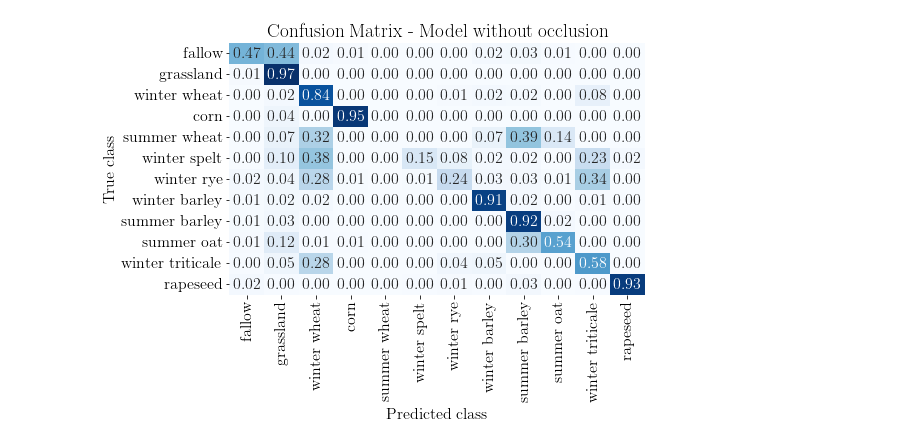
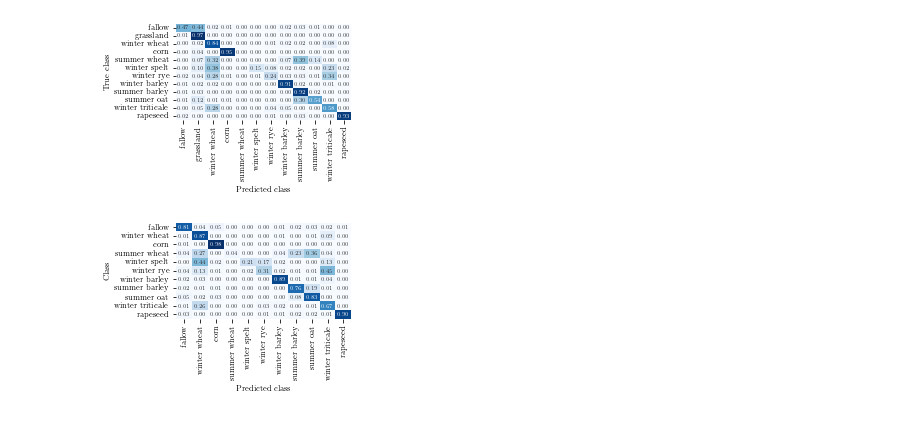
Before and after one commit to IvicaObadic/crop-type-classification-explainability, a Jupyter notebook: notebooks/results_analyzer.ipynb, the cells around one changed output. Drawn from its saved outputs; the diff is of its cells as text; code cells hidden in the pictures.

Commit message:
- Refactoring explainability analysis and functions

```diff
--- a/notebooks/results_analyzer.ipynb
+++ b/notebooks/results_analyzer.ipynb
@@ -250,19 +190,55 @@ The PostScript backend does not support transparency; partially transparent arti
-# %%
-#confusion matrix analysis
-best_model_cm_path = os.path.join(RESULTS_BASE_DIR, "right_padding", "obs_aq_date", "layers=1,heads=1,emb_dim=128", "all_dates","1654184100", "predictions", "confusion_matrix.csv")
-cm = pd.read_csv(best_model_cm_path)
-#cm = cm.reindex(sorted(cm.columns), axis=1)
-cm["True class"] = list(cm.columns)
-cm.set_index("True class", inplace=True)
-cmn = cm.astype('float') / cm.sum(axis=1)[:, np.newaxis]
-
-fig, axs = plt.subplots(ncols=1, figsize=(8, 6))
-
-cm_plot = sns.heatmap(cmn, annot=True, cmap="Blues", cbar=None, fmt='.2f')
-cm_plot.set_xlabel("Predicted class")
-axs.set_title("Confusion Matrix - Model without occlusion", fontweight="bold")
-
-fig.tight_layout()
-#plt.savefig(os.path.join(figure_results_path, 'conf_matr_occluded_winter_crops.eps'), dpi=400)
-# %% [output]
-[figure, removed]
+# %%
+#confusion matrix analysis
+conf_matrix_fig_width = set_size(260)[0]
+conf_matrix_fig_height = 2.5
+
+BEST_MODEL_DIR = "C:/Users/results/crop-type-classification-explainability/12_classes/"
+BEST_MODEL_DIR = os.path.join(BEST_MODEL_DIR, "right_padding", "obs_aq_date", "layers=1,heads=1,emb_dim=128", "all_dates","1654184128")
+confusion_matrix_best_model = read_confusion_matrix(BEST_MODEL_DIR)
+
+GRASSLAND_OCCLUSION_MODEL_DIR = "C:/Users/results/crop-type-classification-explainability/11_classes/wo_grassland"
+GRASSLAND_OCCLUSION_MODEL_DIR = os.path.join(GRASSLAND_OCCLUSION_MODEL_DIR, "right_padding", "obs_aq_date", "layers=1,heads=1,emb_dim=128", "all_dates","1654256822")
+confusion_matrix_grassland_occlusion = read_confusion_matrix(GRASSLAND_OCCLUSION_MODEL_DIR)
+
+WINTER_BARLEY_OCCLUSION_MODEL_DIR = "C:/Users/results/crop-type-classification-explainability/11_classes/wo_winter barley"
+WINTER_BARLEY_OCCLUSION_MODEL_DIR = os.path.join(WINTER_BARLEY_OCCLUSION_MODEL_DIR, "right_padding", "obs_aq_date", "layers=1,heads=1,emb_dim=128", "all_dates","1654772571")
+confusion_matrix_winter_barley_occlusion = read_confusion_matrix(WINTER_BARLEY_OCCLUSION_MODEL_DIR)
+
+CORN_OCCLUSION_MODEL_DIR = "C:/Users/results/crop-type-classification-explainability/11_classes/wo_corn"
+CORN_OCCLUSION_MODEL_DIR = os.path.join(CORN_OCCLUSION_MODEL_DIR, "right_padding", "obs_aq_date", "layers=1,heads=1,emb_dim=128", "all_dates","1654256851")
+confusion_matrix_corn_occlusion = read_confusion_matrix(CORN_OCCLUSION_MODEL_DIR)
+# %%
+confusion_matrix_fonts = {
+    #source: https://jwalton.info/Embed-Publication-Matplotlib-Latex/
+    # Use LaTeX to write all text
+    "text.usetex": True,
+    "font.family": "serif",
+    # Use 10pt font in plots, to match 10pt font in document
+    "axes.labelsize": 8,
+    "axes.titlesize": 10,
+    "font.size": 5,
+    # Make the legend/label fonts a little smaller
+    "legend.fontsize": 8,
+    "xtick.labelsize": 8,
+    "ytick.labelsize": 8
+}
+plt.rcParams.update(confusion_matrix_fonts)
+fig, axs = plt.subplots(ncols=1, figsize=(conf_matrix_fig_width, conf_matrix_fig_height))
+
+cmn_plot = sns.heatmap(confusion_matrix_best_model, annot=True, cmap="Blues", cbar=None, fmt='.2f')
+cmn_plot.set_xlabel("Predicted class")
+
+fig.tight_layout()
+plt.savefig(os.path.join(figures_base_path, 'conf_matr_best_model.pdf'))
+# %% [output]
+[figure, added]
+# %%
+fig, axs = plt.subplots(ncols=1, figsize=(conf_matrix_fig_width, conf_matrix_fig_height))
+
+cmn_plot = sns.heatmap(confusion_matrix_grassland_occlusion, annot=True, cmap="Blues", cbar=None, fmt='.2f')
+cmn_plot.set_xlabel("Predicted class")
+
+fig.tight_layout()
+plt.savefig(os.path.join(figures_base_path, 'conf_matr_grassland_occlusion.pdf'))
+# %% [output]
+[figure, added]
```
Also changed, not shown: parts of 14 cells of this notebook, 9 other files.
